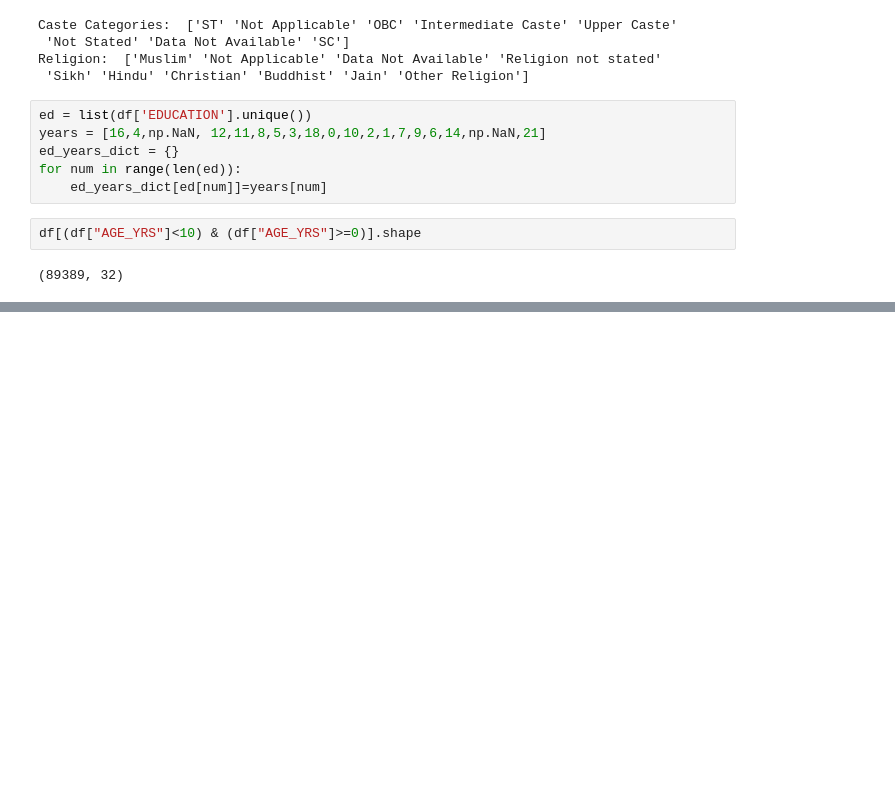
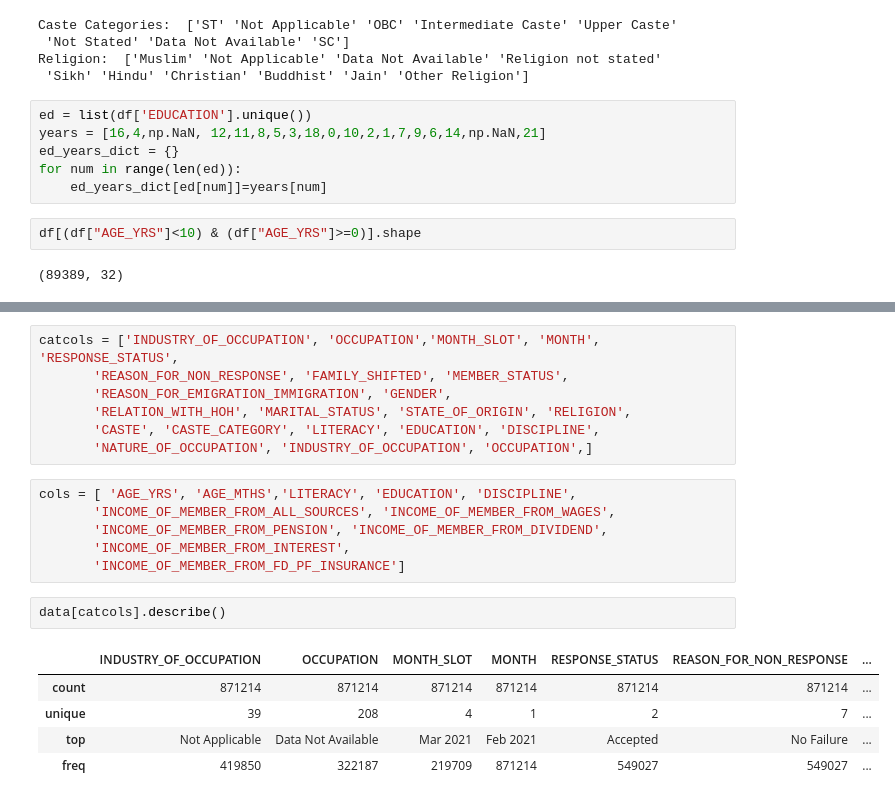
Before and after one commit to parikshitsam/Income-Pyramids, a Jupyter notebook: Members.ipynb, the cells around one changed output, grey strips where cells are left out. Drawn from its saved outputs; the diff is of its cells as text; blank space fills up the shorter version.

```diff
--- a/Members.ipynb
+++ b/Members.ipynb
@@ -97,0 +171,21 @@ df[(df["AGE_YRS"]<10) & (df["AGE_YRS"]>=0)].shape
+# %%
+catcols = ['INDUSTRY_OF_OCCUPATION', 'OCCUPATION','MONTH_SLOT', 'MONTH', 'RESPONSE_STATUS',
+       'REASON_FOR_NON_RESPONSE', 'FAMILY_SHIFTED', 'MEMBER_STATUS',
+       'REASON_FOR_EMIGRATION_IMMIGRATION', 'GENDER',
+       'RELATION_WITH_HOH', 'MARITAL_STATUS', 'STATE_OF_ORIGIN', 'RELIGION',
+       'CASTE', 'CASTE_CATEGORY', 'LITERACY', 'EDUCATION', 'DISCIPLINE',
+       'NATURE_OF_OCCUPATION', 'INDUSTRY_OF_OCCUPATION', 'OCCUPATION',]
+# %%
+cols = [ 'AGE_YRS', 'AGE_MTHS','LITERACY', 'EDUCATION', 'DISCIPLINE',
+       'INCOME_OF_MEMBER_FROM_ALL_SOURCES', 'INCOME_OF_MEMBER_FROM_WAGES',
+       'INCOME_OF_MEMBER_FROM_PENSION', 'INCOME_OF_MEMBER_FROM_DIVIDEND',
+       'INCOME_OF_MEMBER_FROM_INTEREST',
+       'INCOME_OF_MEMBER_FROM_FD_PF_INSURANCE']
+# %%
+data[catcols].describe()
+# %% [output]
+|  | INDUSTRY_OF_OCCUPATION | OCCUPATION | MONTH_SLOT | MONTH | RESPONSE_STATUS | REASON_FOR_NON_RESPONSE | ... |
+| count | 871214 | 871214 | 871214 | 871214 | 871214 | 871214 | ... |
+| unique | 39 | 208 | 4 | 1 | 2 | 7 | ... |
+| top | Not Applicable | Data Not Available | Mar 2021 | Feb 2021 | Accepted | No Failure | ... |
+| freq | 419850 | 322187 | 219709 | 871214 | 549027 | 549027 | ... |
```
Also changed, not shown: parts of 19 cells of this notebook, 1 other file.
